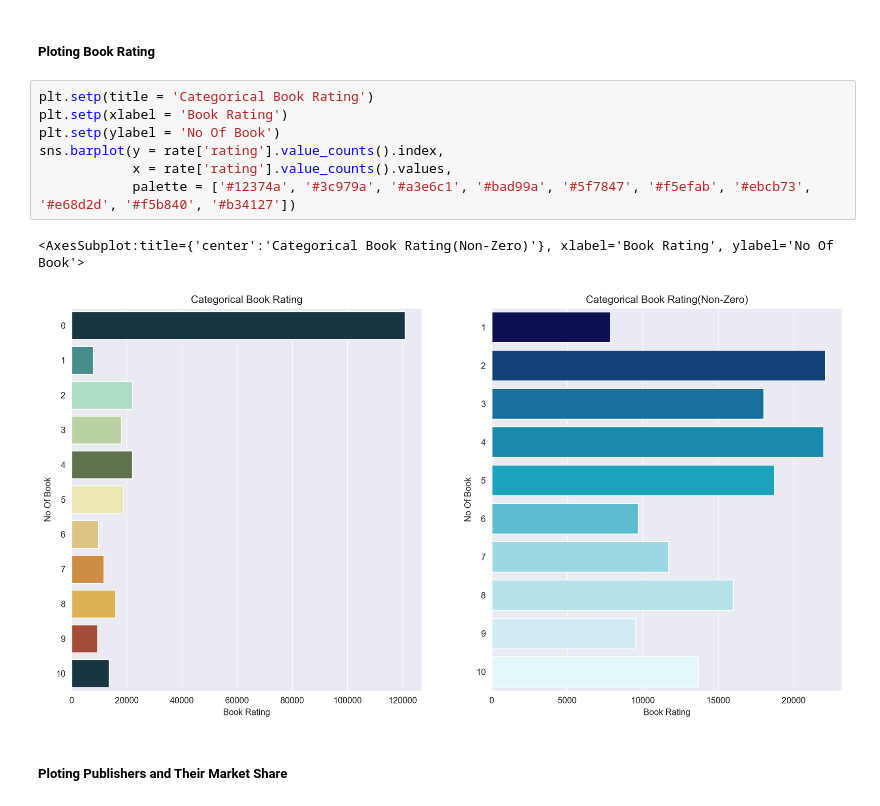
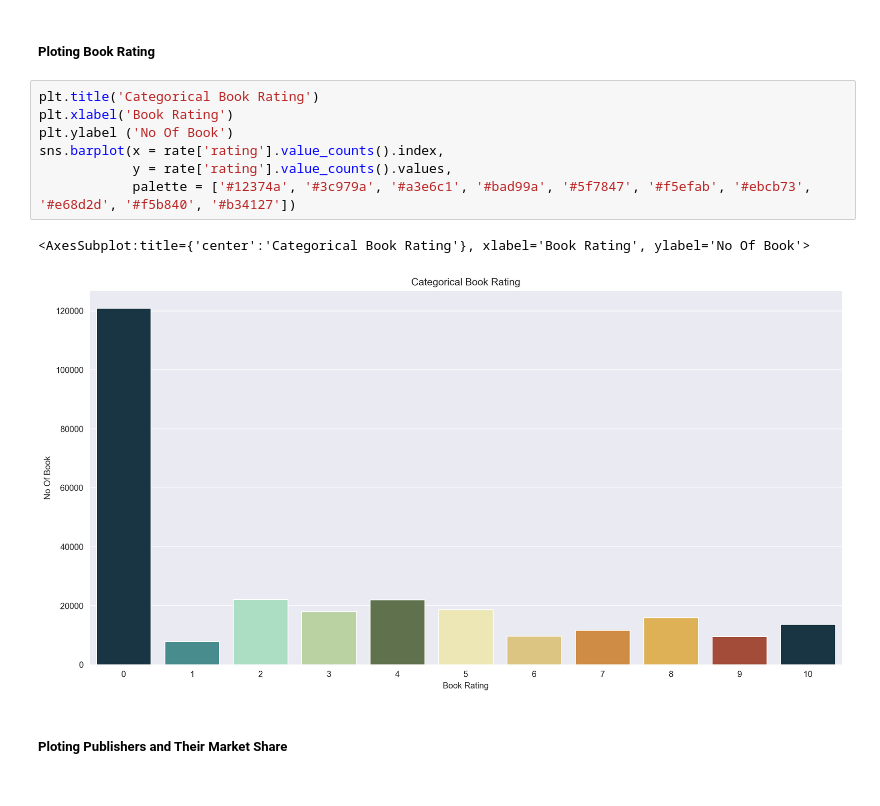
Before and after one commit to kunal-mallick/Book_Recommendation, a Jupyter notebook: Data Preprocessing & EDA/EDA.ipynb, the cells around one changed output. Saved outputs shown, nothing was run; the diff lists cells and outputs as text.

```diff
--- a/Data Preprocessing & EDA/EDA.ipynb
+++ b/Data Preprocessing & EDA/EDA.ipynb
@@ -511,15 +541,15 @@ Name: country, dtype: int64
 # %% [markdown]
 ##### Ploting Book Rating
 # %%
-plt.setp(title = 'Categorical Book Rating')
-plt.setp(xlabel = 'Book Rating')
-plt.setp(ylabel = 'No Of Book')
-sns.barplot(y = rate['rating'].value_counts().index,
-            x = rate['rating'].value_counts().values,
+plt.title('Categorical Book Rating')
+plt.xlabel('Book Rating')
+plt.ylabel ('No Of Book')
+sns.barplot(x = rate['rating'].value_counts().index,
+            y = rate['rating'].value_counts().values,
             palette = ['#12374a', '#3c979a', '#a3e6c1', '#bad99a', '#5f7847', '#f5efab', '#ebcb73', '#e68d2d', '#f5b840', '#b34127'])
 # %% [output]
-<AxesSubplot:title={'center':'Categorical Book Rating(Non-Zero)'}, xlabel='Book Rating', ylabel='No Of Book'>
+<AxesSubplot:title={'center':'Categorical Book Rating'}, xlabel='Book Rating', ylabel='No Of Book'>
-[figure, old version]
+[figure, new version]
 # %% [markdown]
 ##### Ploting Publishers and Their Market Share
 # %%
```
Also changed, not shown: parts of 3 cells of this notebook.
